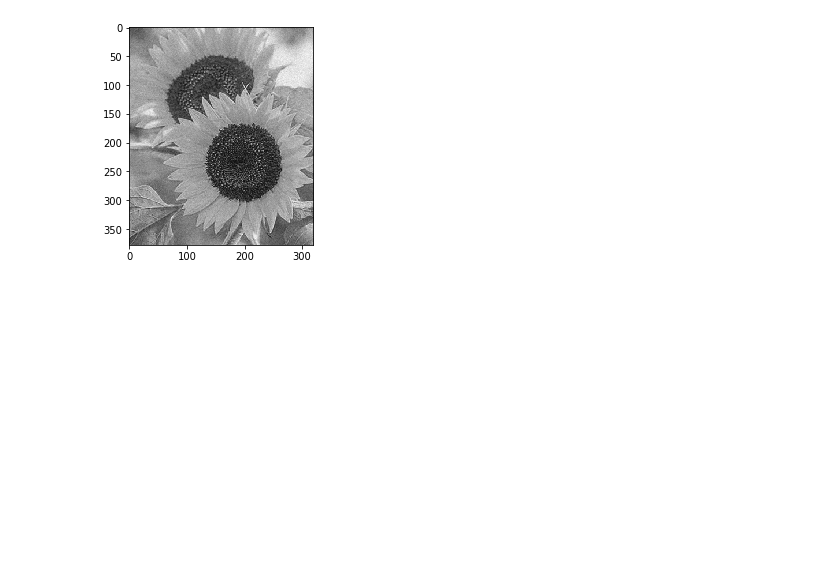
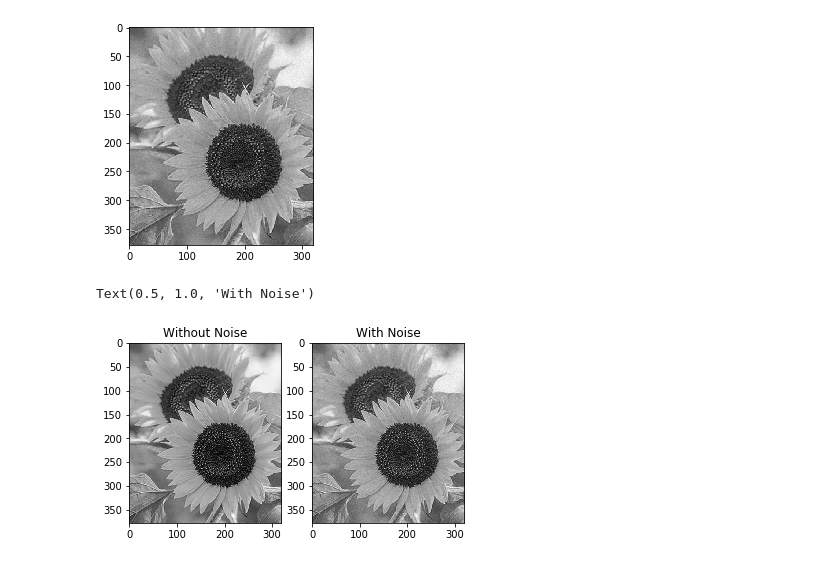
Before and after one commit to chloequinto/ImgProc, a Jupyter notebook: Project/Noise Reduction using Gradients.ipynb, the cells around one changed output. Cells and saved outputs as stored; diff of their text form; code cells hidden in the pictures; blank space fills up the shorter version.

Commit message:
noise noise noise

```diff
--- a/Project/Noise Reduction using Gradients.ipynb
+++ b/Project/Noise Reduction using Gradients.ipynb
@@ -30,12 +30,12 @@ plt.imshow(greyImg, cmap = "gray")
 # %%
 def noise(image):
     row,col= image.shape
-    mean = 10
-    var = 50
+    mean = 0     #gaussian mean = 0
+    var = 30    #gaussian var = 0.01
     sigma = var ** 0.5
-    gaussian = np.random.normal(mean,sigma,(row,col))
-    gaussian = gaussian.reshape(row,col)
-    noise = image + gaussian
+    nse = np.random.normal(mean,sigma,(row,col))
+    nse = nse.reshape(row,col)
+    noise = image + nse
 
     return noise
 # %%
@@ -44,3 +44,12 @@ plt.imshow(newI, cmap = "gray")
 # %% [output]
 <matplotlib.image.AxesImage at 0x...>
 [figure]
+# %%
+fig, ax = plt.subplots(1,2)
+ax[0].imshow(greyImg, cmap='gray')
+ax[0].set_title("Without Noise")
+ax[1].imshow(newI, cmap='gray')
+ax[1].set_title("With Noise")
+# %% [output]
+Text(0.5, 1.0, 'With Noise')
+[figure, added]
```
